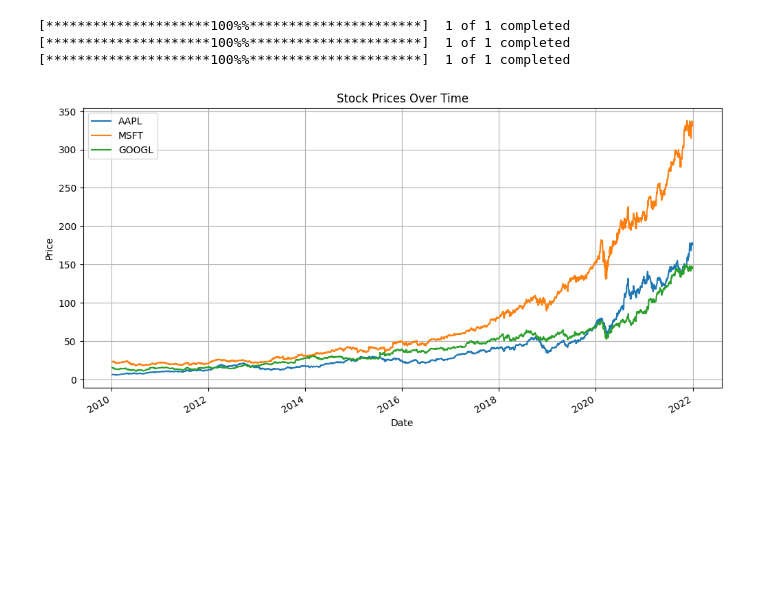
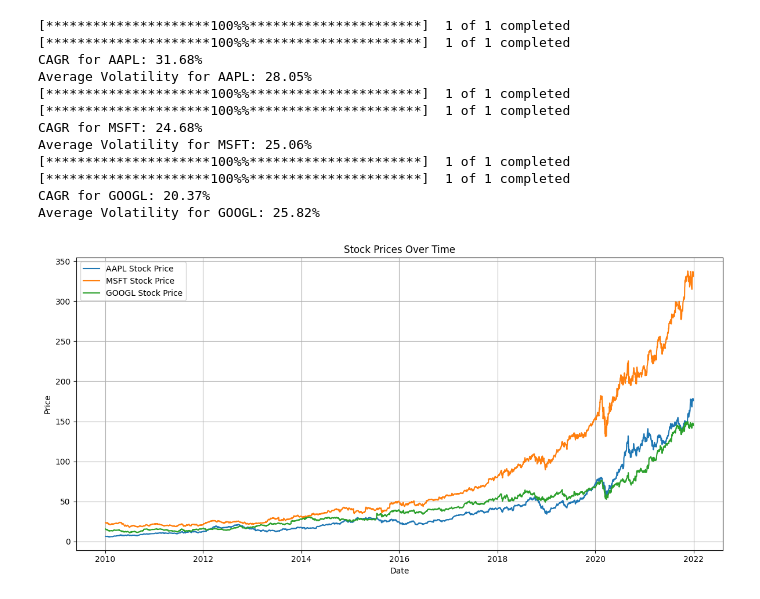
Before and after one commit to UriZafrir/Python-Portfolio-Backtesting-Example, a Jupyter notebook: Notebook.ipynb, the cells around one changed output. Cells and saved outputs as stored; diff of their text form; code cells hidden in the pictures; blank space fills up the shorter version.

```diff
--- a/Notebook.ipynb
+++ b/Notebook.ipynb
@@ -1,50 +1,81 @@
 # %%
 import pandas as pd
 import yfinance as yf
 import matplotlib.pyplot as plt
 
 # Define the stock tickers
 tickers = ["AAPL", "MSFT", "GOOGL"]
 
 # Set the date range
 start_date = "2010-01-01"
 end_date = "2022-01-01"
 
-# Create an empty DataFrame to store stock data
-data = pd.DataFrame()
+# Create a figure for the combined chart
+fig, ax = plt.subplots(figsize=(12, 6))
+
+# Create an empty dictionary to store average yearly dividends
+average_dividends = {}
 
 # Fetch historical data for each ticker and calculate daily returns
 for ticker in tickers:
     df = yf.download(ticker, start=start_date, end=end_date)
+
+    # Calculate daily returns
     df["Daily_Return"] = df["Adj Close"].pct_change()
-    data[ticker] = df["Adj Close"]
 
-# Calculate total returns (assuming dividends are reinvested) for each ticker
-total_returns = (data / data.iloc[0]).fillna(1.0)
+    # Fetch dividend data
+    dividends = yf.download(ticker, start=start_date, end=end_date, actions=True)['Dividends']
 
-# Plot the stock prices
-data.plot(figsize=(12, 6))
-plt.title("Stock Prices Over Time")
-plt.xlabel("Date")
-plt.ylabel("Price")
-plt.grid(True)
-plt.show()
+    # Calculate total returns (assuming dividends are reinvested) for each ticker
+    total_returns = (df / df.iloc[0]).fillna(1.0)
 
-# Calculate and print CAGR for each ticker
-for ticker in tickers:
-    price_at_start = data[ticker].iloc[0]  # Use .iloc[] for positional indexing
-    price_at_end = data[ticker].iloc[-1]  # Use .iloc[] for positional indexing
-    num_years = len(data) / 252  # Assuming 252 trading days in a year
+    # Calculate and print CAGR for each ticker
+    price_at_start = df["Adj Close"].iloc[0]  # Use .iloc[] for positional indexing
+    price_at_end = df["Adj Close"].iloc[-1]  # Use .iloc[] for positional indexing
+    num_years = len(df) / 252  # Assuming 252 trading days in a year
     cagr = (price_at_end / price_at_start) ** (1 / num_years) - 1
     print(f"CAGR for {ticker}: {cagr:.2%}")
 
-# Calculate and print average volatility for each ticker
-for ticker in tickers:
-    daily_volatility = data[ticker].pct_change().std()
+    # Calculate average volatility for each ticker
+    daily_volatility = df["Adj Close"].pct_change().std()
     average_volatility = daily_volatility * (252 ** 0.5)  # Annualize
     print(f"Average Volatility for {ticker}: {average_volatility:.2%}")
+
+    # Calculate average yearly dividend as a percentage of the stock's price
+    if not dividends.empty:
+        yearly_dividends = dividends.resample("Y").sum()
+        average_yearly_dividend = (yearly_dividends / df["Adj Close"].iloc[0]).mean() * 100
+        average_dividends[ticker] = average_yearly_dividend
+
+    # Plot the stock prices for each ticker on the same subplot
+    ax.plot(df.index, df["Adj Close"], label=f"{ticker} Stock Price")
+
+# Set common labels and legend
+ax.set_title("Stock Prices Over Time")
+ax.set_xlabel("Date")
+ax.set_ylabel("Price")
+ax.grid(True)
+ax.legend()
+
+# Show the combined plot
+plt.tight_layout()
+plt.show()
+
+# Print the average yearly dividends as percentages
+print("Average Yearly Dividends as Percentages:")
+for ticker, avg_dividend in average_dividends.items():
+    print(f"Average Yearly Dividend for {ticker}: {avg_dividend:.2f}%")
 # %% [output]
 [*********************100%%**********************]  1 of 1 completed
 [*********************100%%**********************]  1 of 1 completed
+CAGR for AAPL: 31.68%
+Average Volatility for AAPL: 28.05%
 [*********************100%%**********************]  1 of 1 completed
+[*********************100%%**********************]  1 of 1 completed
+CAGR for MSFT: 24.68%
+Average Volatility for MSFT: 25.06%
+[*********************100%%**********************]  1 of 1 completed
+[*********************100%%**********************]  1 of 1 completed
+CAGR for GOOGL: 20.37%
+Average Volatility for GOOGL: 25.82%
-[figure, old version]
+[figure, new version]
```
Also changed, not shown: parts of 1 cell of this notebook.
